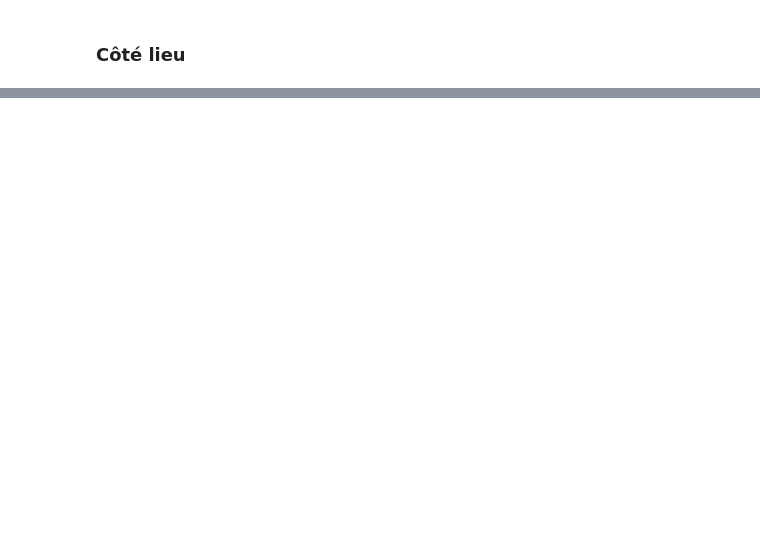
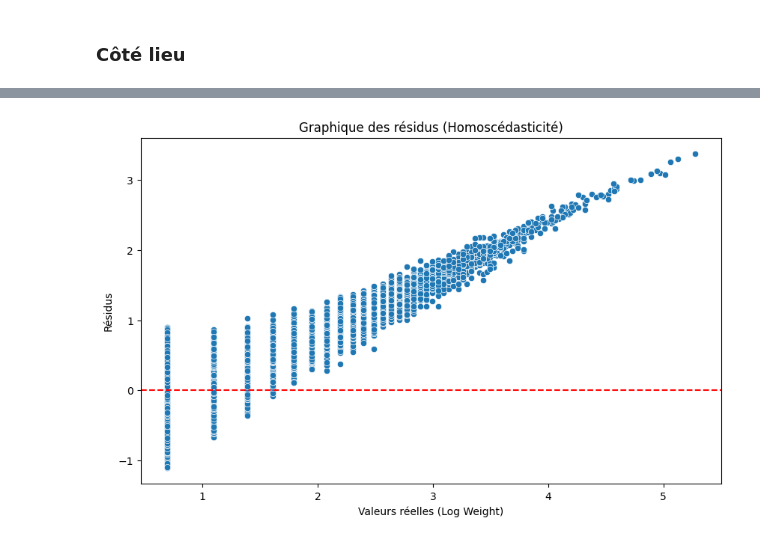
Before and after one commit to Amandine701/Networks_projet, a Jupyter notebook: notebooks/newton_model.ipynb, the cells around one changed output, grey strips where cells are left out. Drawn from its saved outputs; the diff is of its cells as text; code cells hidden in the pictures; blank space fills up the shorter version.

```diff
--- a/notebooks/newton_model.ipynb
+++ b/notebooks/newton_model.ipynb
@@ -229,0 +259,8 @@ Notes:
+# %%
+df_stats_filtered = df_stats[df_stats['weight'] >= 2]
+
+X = df_stats_filtered[['log_mass', 'log_dist']]
+X = sm.add_constant(X)
+y = df_stats_filtered['log_weight']
+model_filtered = sm.OLS(y, X).fit()
+print(model_filtered.summary())
@@ -229,0 +285,12 @@ Notes:
+# %%
+residus = model_filtered.resid
+
+plt.figure(figsize=(10, 6))
+sns.scatterplot(x=y, y=residus)
+plt.axhline(y=0, color='r', linestyle='--')
+plt.title("Graphique des résidus (Homoscédasticité)")
+plt.xlabel("Valeurs réelles (Log Weight)")
+plt.ylabel("Résidus")
+plt.show()
+# %% [output]
+[figure, added]
```
Also changed, not shown: parts of 38 cells of this notebook, 4 other files.
